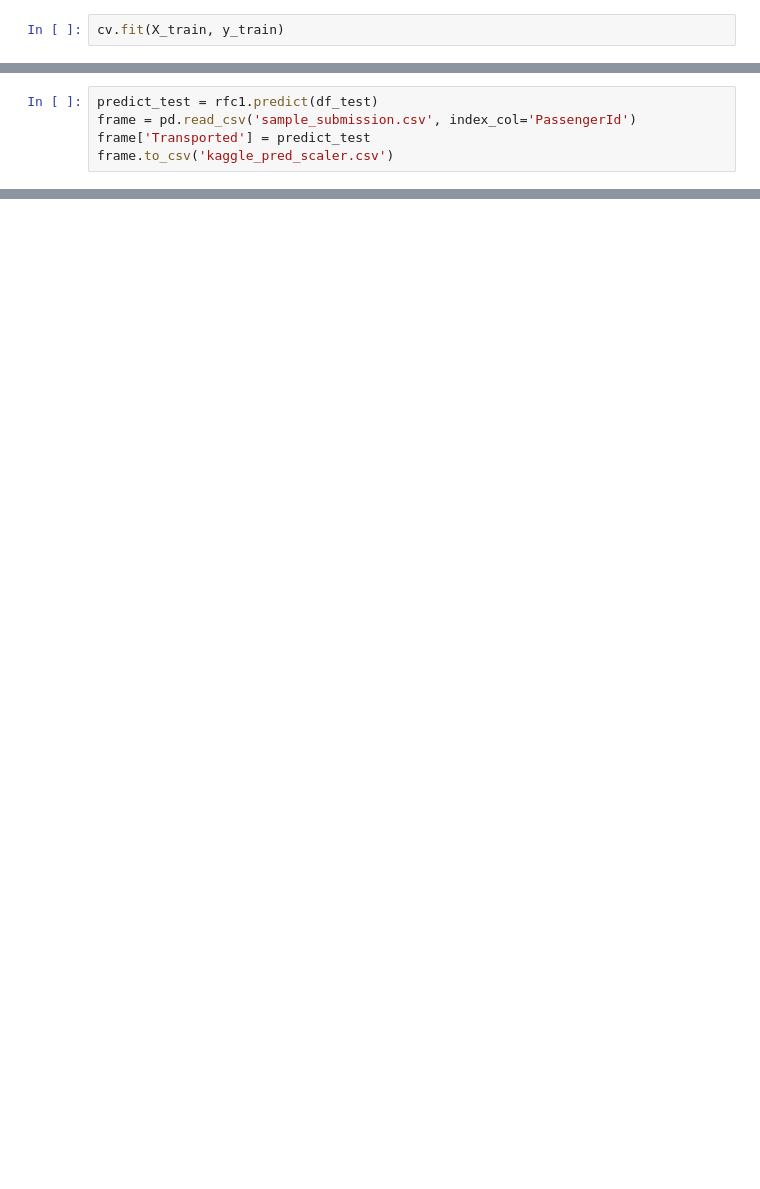
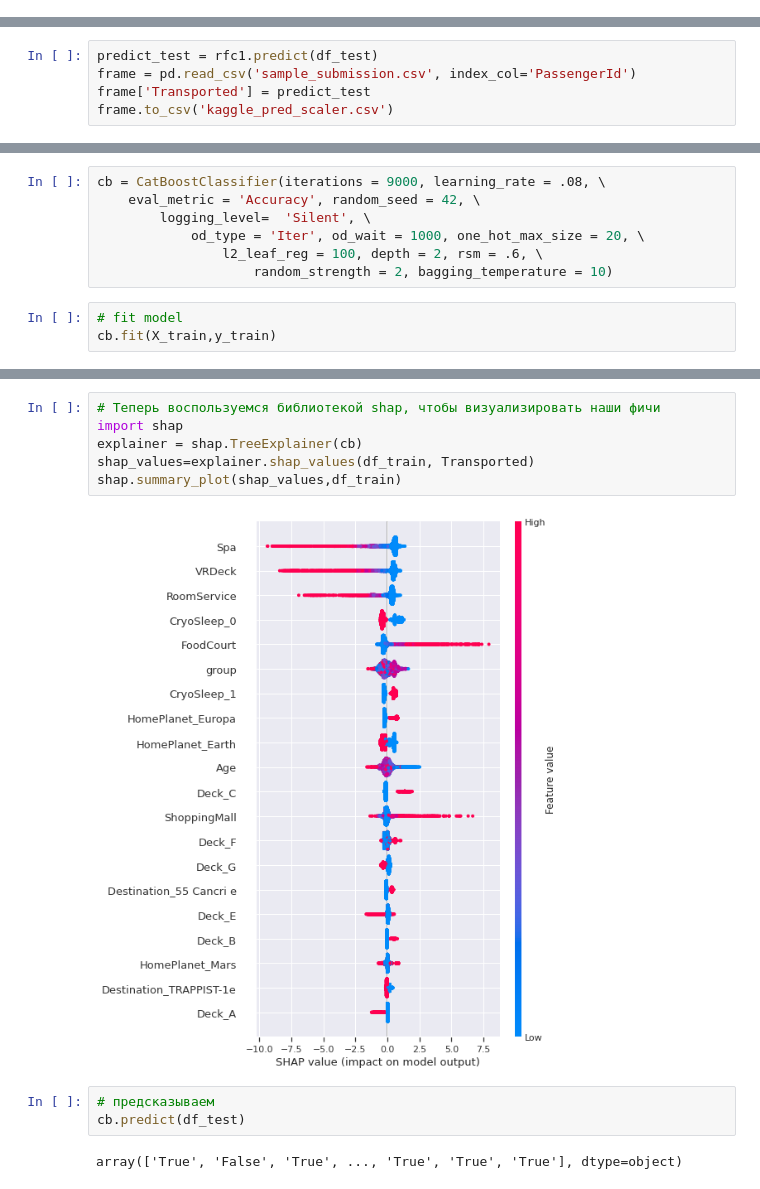
Before and after one commit to ShakalTabaqui/Spaceship-Titanic, a Jupyter notebook: spaceship.ipynb, the cells around one changed output, grey strips where cells are left out. Drawn from its saved outputs; the diff is of its cells as text; blank space fills up the shorter version.

```diff
--- a/spaceship.ipynb
+++ b/spaceship.ipynb
@@ -287,5 +292,3 @@ params = {
 }
 cv = GridSearchCV(clf, param_grid=params, scoring='accuracy', cv=5,
                   n_jobs=4)
-# %%
-cv.fit(X_train, y_train)
@@ -389,0 +379,10 @@ frame.to_csv('kaggle_pred_scaler.csv')
+# %%
+cb = CatBoostClassifier(iterations = 9000, learning_rate = .08, \
+    eval_metric = 'Accuracy', random_seed = 42, \
+        logging_level=  'Silent', \
+            od_type = 'Iter', od_wait = 1000, one_hot_max_size = 20, \
+                l2_leaf_reg = 100, depth = 2, rsm = .6, \
+                    random_strength = 2, bagging_temperature = 10)
+# %%
+# fit model
+cb.fit(X_train,y_train)
@@ -389,0 +409,13 @@ frame.to_csv('kaggle_pred_scaler.csv')
+# %%
+# Теперь воспользуемся библиотекой shap, чтобы визуализировать наши фичи
+import shap
+explainer = shap.TreeExplainer(cb)
+shap_values=explainer.shap_values(df_train, Transported)
+shap.summary_plot(shap_values,df_train)
+# %% [output]
+[figure, added]
+# %%
+# предсказываем
+cb.predict(df_test)
+# %% [output]
+array(['True', 'False', 'True', ..., 'True', 'True', 'True'], dtype=object)
```
Also changed, not shown: parts of 35 cells of this notebook, 12 other files.
